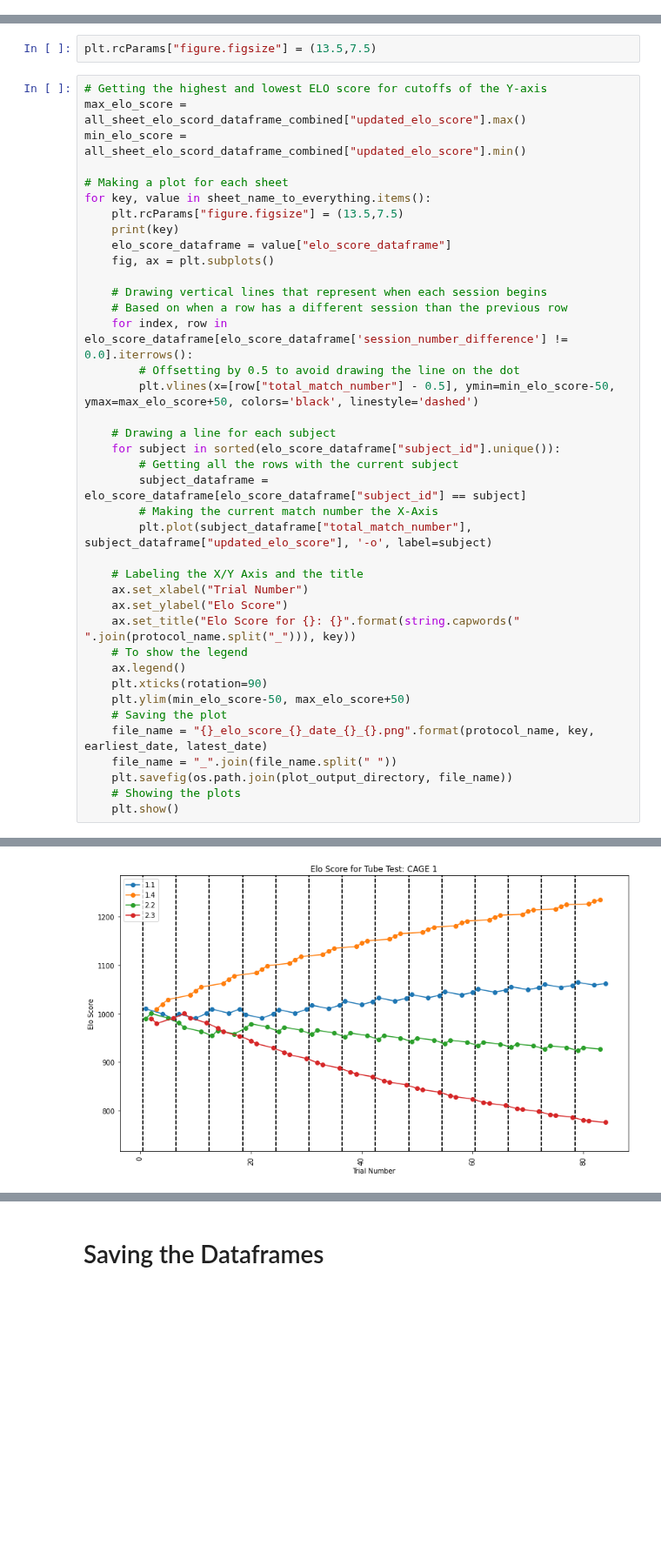
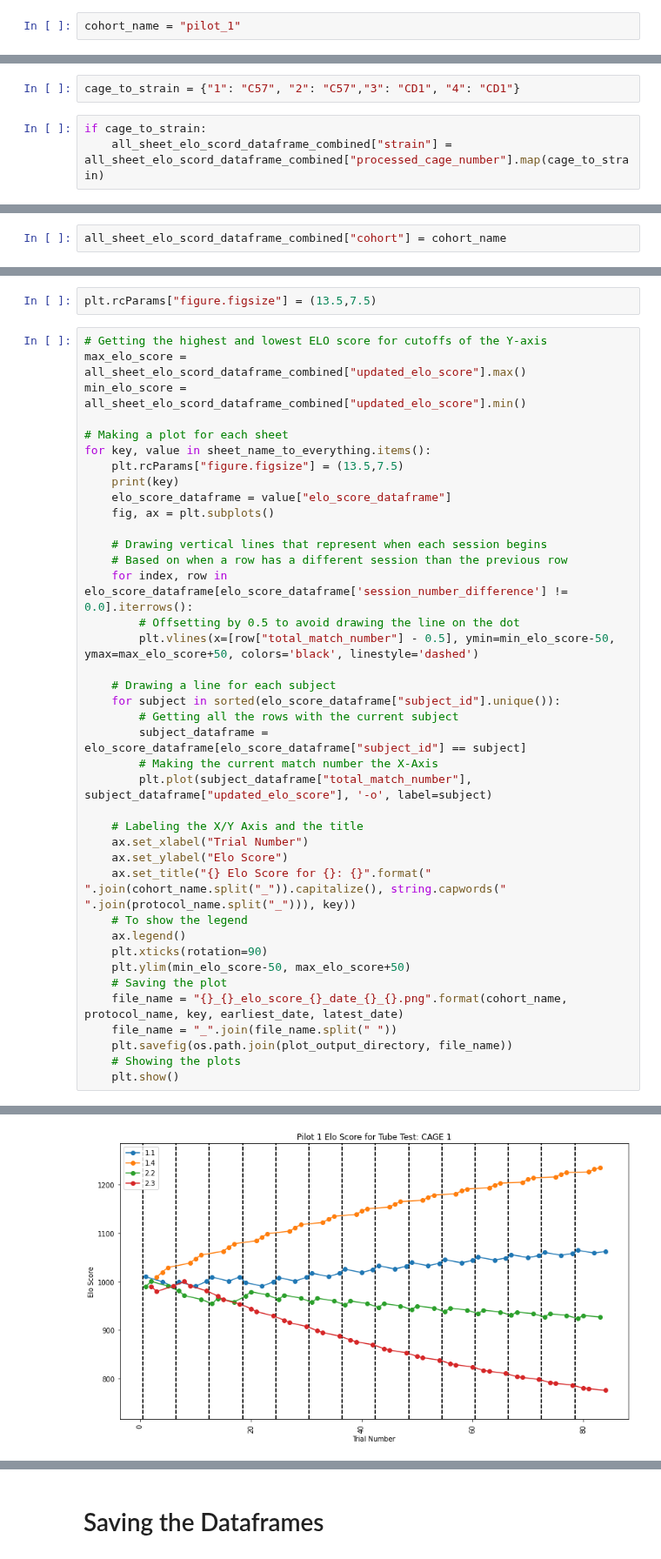
Before and after one commit to padillacoreanolab/behavioral_dataframe_processing, a Jupyter notebook: results/2022_09_29_pilot_1_2_3_analaysis/pilot_1/tube_test_processing.ipynb, the cells around one changed output, grey strips where cells are left out. Shown at 87% size. Saved outputs shown, nothing was run; the diff lists cells and outputs as text; blank space fills up the shorter version.

Commit message:
nb: tubetest with strain and cohort info

```diff
--- a/results/2022_09_29_pilot_1_2_3_analaysis/pilot_1/tube_test_processing.ipynb
+++ b/results/2022_09_29_pilot_1_2_3_analaysis/pilot_1/tube_test_processing.ipynb
@@ -45,6 +45,8 @@ plt.rcParams["figure.figsize"] = (18,10)
     - **NOTE**: This should be changed based on the name the protocol
 # %%
 protocol_name = "tube_test"
+# %%
+cohort_name = "pilot_1"
 # %% [markdown]
 ## Getting the file name of the raw data
 # %% [markdown]
@@ -662,0 +670,5 @@ all_sheet_elo_scord_dataframe_combined = pd.concat(all_sheet_elo_scord_dataframe
+# %%
+cage_to_strain = {"1": "C57", "2": "C57","3": "CD1", "4": "CD1"}
+# %%
+if cage_to_strain:
+    all_sheet_elo_scord_dataframe_combined["strain"] = all_sheet_elo_scord_dataframe_combined["processed_cage_number"].map(cage_to_strain)
@@ -663,3 +677,5 @@ all_sheet_elo_scord_dataframe_combined = pd.concat(all_sheet_elo_scord_dataframe
+# %%
+all_sheet_elo_scord_dataframe_combined["cohort"] = cohort_name
 # %%
 all_sheet_elo_scord_dataframe_combined.head()
 # %% [output]
@@ -883,34 +903,34 @@ for key, value in sheet_name_to_everything.items():
     elo_score_dataframe = value["elo_score_dataframe"]
     fig, ax = plt.subplots()
 
     # Drawing vertical lines that represent when each session begins
     # Based on when a row has a different session than the previous row
     for index, row in elo_score_dataframe[elo_score_dataframe['session_number_difference'] != 0.0].iterrows():
         # Offsetting by 0.5 to avoid drawing the line on the dot
         plt.vlines(x=[row["total_match_number"] - 0.5], ymin=min_elo_score-50, ymax=max_elo_score+50, colors='black', linestyle='dashed')
 
     # Drawing a line for each subject
     for subject in sorted(elo_score_dataframe["subject_id"].unique()):
         # Getting all the rows with the current subject
         subject_dataframe = elo_score_dataframe[elo_score_dataframe["subject_id"] == subject]
         # Making the current match number the X-Axis
         plt.plot(subject_dataframe["total_match_number"], subject_dataframe["updated_elo_score"], '-o', label=subject)
 
     # Labeling the X/Y Axis and the title
     ax.set_xlabel("Trial Number")
     ax.set_ylabel("Elo Score")
-    ax.set_title("Elo Score for {}: {}".format(string.capwords(" ".join(protocol_name.split("_"))), key))
+    ax.set_title("{} Elo Score for {}: {}".format(" ".join(cohort_name.split("_")).capitalize(), string.capwords(" ".join(protocol_name.split("_"))), key))
     # To show the legend
     ax.legend()
     plt.xticks(rotation=90)
     plt.ylim(min_elo_score-50, max_elo_score+50)
     # Saving the plot
-    file_name = "{}_elo_score_{}_date_{}_{}.png".format(protocol_name, key, earliest_date, latest_date)
+    file_name = "{}_{}_elo_score_{}_date_{}_{}.png".format(cohort_name, protocol_name, key, earliest_date, latest_date)
     file_name = "_".join(file_name.split(" "))
     plt.savefig(os.path.join(plot_output_directory, file_name))
     # Showing the plots
     plt.show()
 # %% [output]
 CAGE 1
-[figure, old version]
+[figure, new version]
 CAGE 2
```
Also changed, not shown: parts of 9 cells of this notebook, 2 other files.
